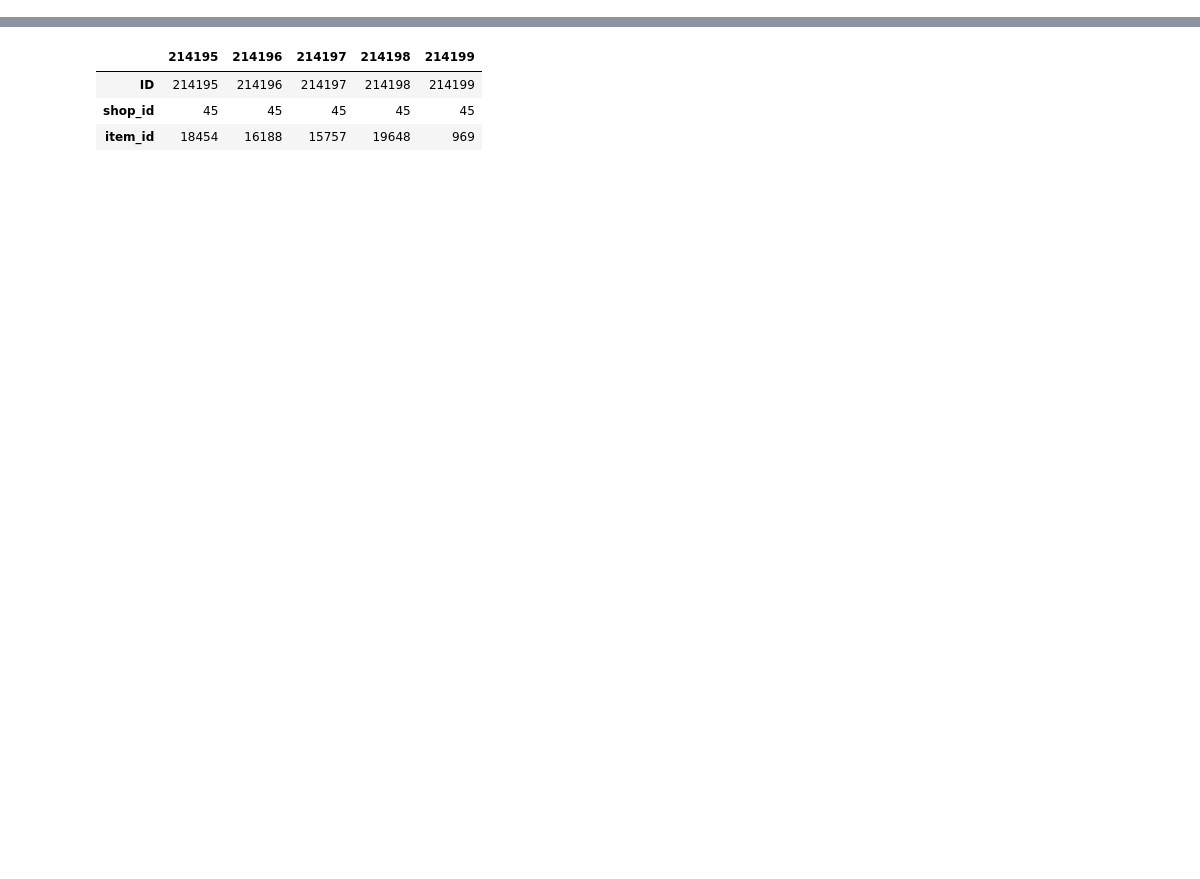
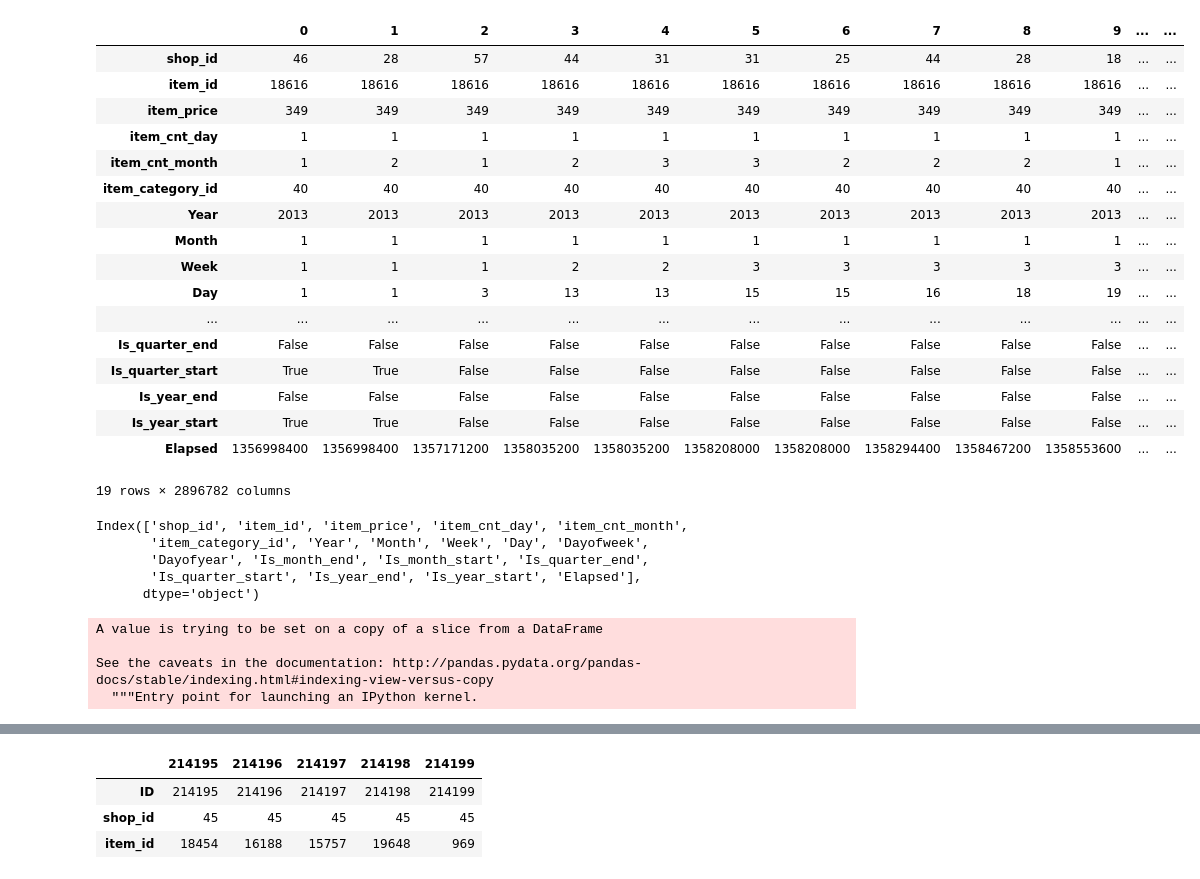
Before and after one commit to alexlinuxxy/kaggle, a Jupyter notebook: sales/sales.ipynb, the cells around one changed output, grey strips where cells are left out. Drawn from its saved outputs; the diff is of its cells as text; code cells hidden in the pictures; blank space fills up the shorter version.

```diff
--- a/sales/sales.ipynb
+++ b/sales/sales.ipynb
@@ -40,0 +170,6 @@ df_submission = pd.read_csv(f'{PATH}/sample_submission.csv')
+# %%
+df_raw = df[df.date < '2015-11-01'].copy()
+# %%
+df_raw = df_raw.sort_index(by='date')
+# %%
+df_raw = df_raw.merge(df_item, on='item_id')
@@ -40,0 +211,31 @@ df_submission = pd.read_csv(f'{PATH}/sample_submission.csv')
+# %%
+df_raw = df_raw.drop(['date_block_num', 'item_name'], axis=1)
+# %%
+df_raw.T
+# %% [output]
+|  | 0 | 1 | 2 | 3 | 4 | 5 | 6 | 7 | 8 | 9 | ... | ... |
+| shop_id | 46 | 28 | 57 | 44 | 31 | 31 | 25 | 44 | 28 | 18 | ... | ... |
+| item_id | 18616 | 18616 | 18616 | 18616 | 18616 | 18616 | 18616 | 18616 | 18616 | 18616 | ... | ... |
+| item_price | 349 | 349 | 349 | 349 | 349 | 349 | 349 | 349 | 349 | 349 | ... | ... |
+| item_cnt_day | 1 | 1 | 1 | 1 | 1 | 1 | 1 | 1 | 1 | 1 | ... | ... |
+| item_cnt_month | 1 | 2 | 1 | 2 | 3 | 3 | 2 | 2 | 2 | 1 | ... | ... |
+| item_category_id | 40 | 40 | 40 | 40 | 40 | 40 | 40 | 40 | 40 | 40 | ... | ... |
+| Year | 2013 | 2013 | 2013 | 2013 | 2013 | 2013 | 2013 | 2013 | 2013 | 2013 | ... | ... |
+| Month | 1 | 1 | 1 | 1 | 1 | 1 | 1 | 1 | 1 | 1 | ... | ... |
+| Week | 1 | 1 | 1 | 2 | 2 | 3 | 3 | 3 | 3 | 3 | ... | ... |
+| Day | 1 | 1 | 3 | 13 | 13 | 15 | 15 | 16 | 18 | 19 | ... | ... |
+| ... | ... | ... | ... | ... | ... | ... | ... | ... | ... | ... | ... | ... |
+| Is_quarter_end | False | False | False | False | False | False | False | False | False | False | ... | ... |
+| Is_quarter_start | True | True | False | False | False | False | False | False | False | False | ... | ... |
+| Is_year_end | False | False | False | False | False | False | False | False | False | False | ... | ... |
+| Is_year_start | True | True | False | False | False | False | False | False | False | False | ... | ... |
+| Elapsed | 1356998400 | 1356998400 | 1357171200 | 1358035200 | 1358035200 | 1358208000 | 1358208000 | 1358294400 | 1358467200 | 1358553600 | ... | ... |
+19 rows × 2896782 columns
+# %%
+df_raw.columns
+# %% [output]
+Index(['shop_id', 'item_id', 'item_price', 'item_cnt_day', 'item_cnt_month',
+       'item_category_id', 'Year', 'Month', 'Week', 'Day', 'Dayofweek',
+       'Dayofyear', 'Is_month_end', 'Is_month_start', 'Is_quarter_end',
+       'Is_quarter_start', 'Is_year_end', 'Is_year_start', 'Elapsed'],
+      dtype='object')
@@ -40,0 +244,7 @@ df_submission = pd.read_csv(f'{PATH}/sample_submission.csv')
+# %%
+train.drop_duplicates(inplace=True)
+# %% [output]
+A value is trying to be set on a copy of a slice from a DataFrame
+
+See the caveats in the documentation: http://pandas.pydata.org/pandas-docs/stable/indexing.html#indexing-view-versus-copy
+  """Entry point for launching an IPython kernel.
```
Also changed, not shown: parts of 78 cells of this notebook.
